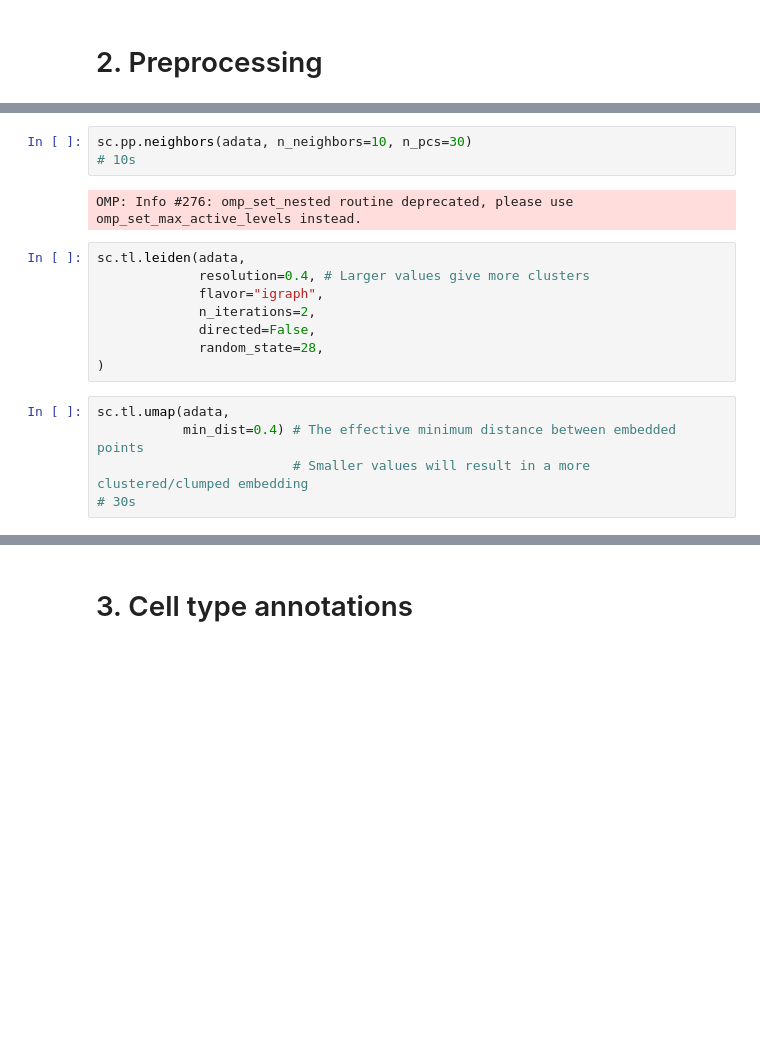
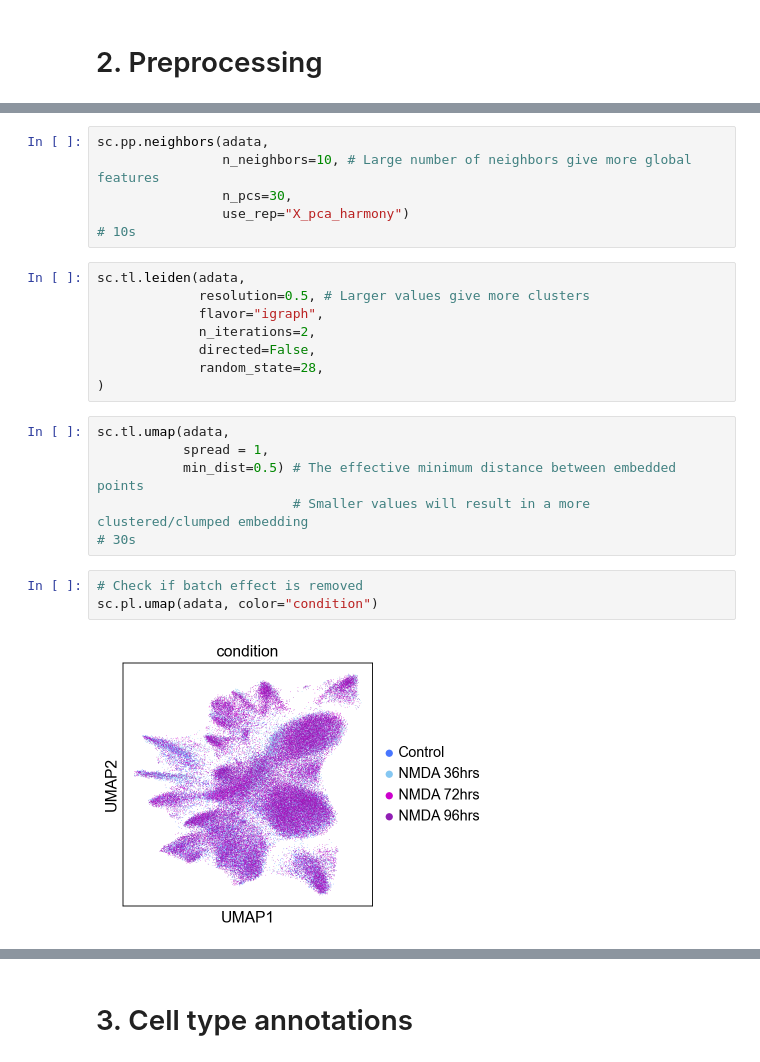
Before and after one commit to MarikaAbe/ancestors, a Jupyter notebook: 1_celltype_annotations.ipynb, the cells around one changed output, grey strips where cells are left out. Saved outputs shown, nothing was run; the diff lists cells and outputs as text; blank space fills up the shorter version.

```diff
--- a/1_celltype_annotations.ipynb
+++ b/1_celltype_annotations.ipynb
@@ -120,11 +126,12 @@ AnnData object with n_obs × n_vars = 99641 × 25404
 # %%
-sc.pp.neighbors(adata, n_neighbors=10, n_pcs=30)
+sc.pp.neighbors(adata,
+                n_neighbors=10, # Large number of neighbors give more global features
+                n_pcs=30,
+                use_rep="X_pca_harmony")
 # 10s
-# %% [output]
-OMP: Info #276: omp_set_nested routine deprecated, please use omp_set_max_active_levels instead.
 # %%
 sc.tl.leiden(adata,
-             resolution=0.4, # Larger values give more clusters
+             resolution=0.5, # Larger values give more clusters
              flavor="igraph",
              n_iterations=2,
              directed=False,
@@ -132,9 +139,15 @@ sc.tl.leiden(adata,
 )
 # %%
 sc.tl.umap(adata,
-           min_dist=0.4) # The effective minimum distance between embedded points
+           spread = 1,
+           min_dist=0.5) # The effective minimum distance between embedded points
                          # Smaller values will result in a more clustered/clumped embedding
 # 30s
+# %%
+# Check if batch effect is removed
+sc.pl.umap(adata, color="condition")
+# %% [output]
+[figure, added]
 # %%
 # Coarse cell clusters
 sc.pl.umap(adata,
```
Also changed, not shown: parts of 14 cells of this notebook.
